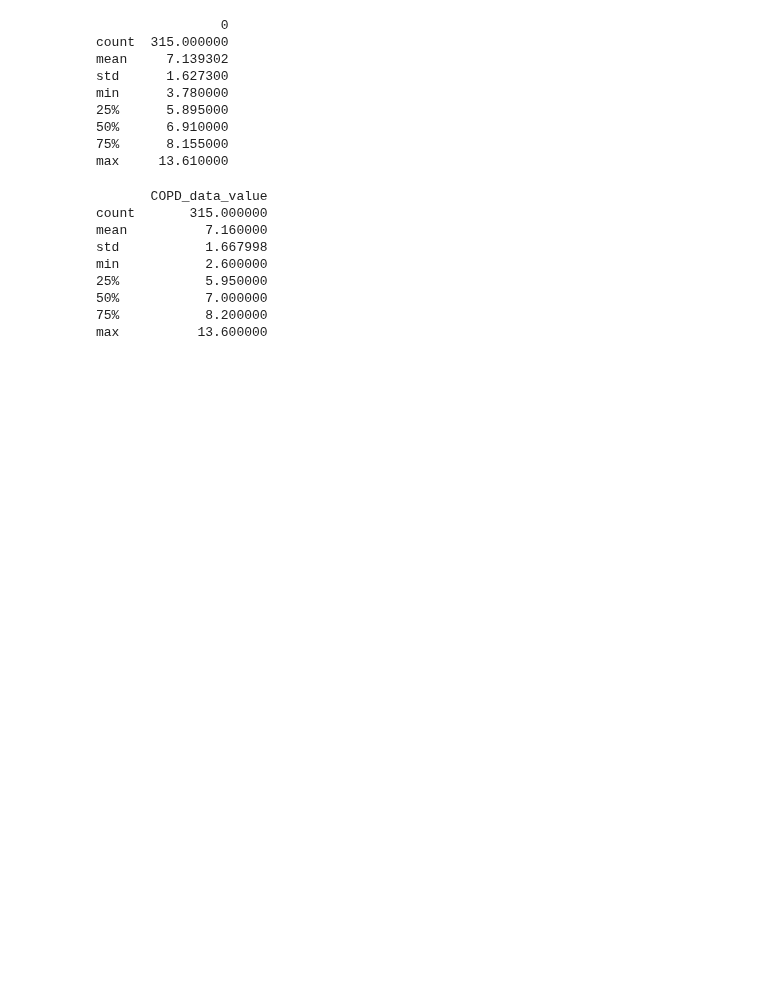
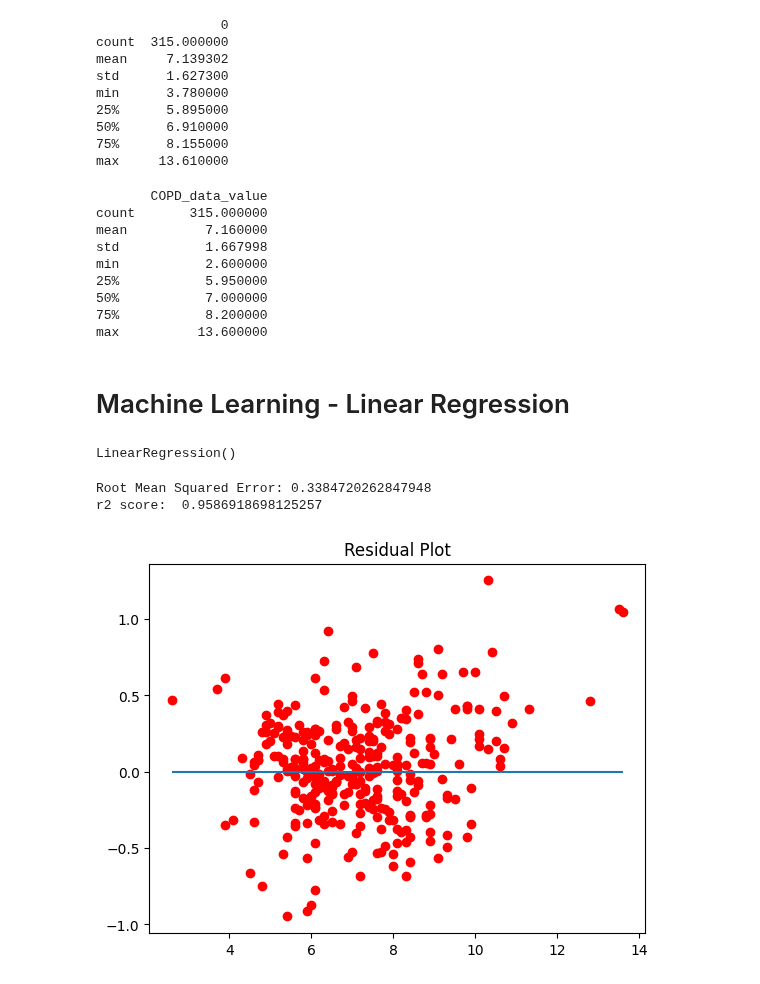
Before and after one commit to AvatarJoshi/copd_project, a Jupyter notebook: API_Connect.ipynb, the cells around one changed output. Saved outputs shown, nothing was run; the diff lists cells and outputs as text; code cells hidden in the pictures; blank space fills up the shorter version.

```diff
--- a/API_Connect.ipynb
+++ b/API_Connect.ipynb
@@ -509,3 +526,32 @@ min           2.600000
 50%           7.000000
 75%           8.200000
 max          13.600000
+# %% [markdown]
+# Machine Learning - Linear Regression
+# %%
+# Train a linear regression model using the training sets
+from sklearn.linear_model import LinearRegression
+regressor = LinearRegression()
+regressor.fit(X_train, y_train)
+# %% [output]
+LinearRegression()
+# %%
+# Predict the results
+y_pred = regressor.predict(X_test)
+# %%
+# Evaluate the model
+print('Root Mean Squared Error:', np.sqrt(metrics.mean_squared_error(y_test, y_pred)))
+
+# Evaluate the model
+print('r2 score: ', r2_score(y_test, y_pred))
+# %% [output]
+Root Mean Squared Error: 0.3384720262847948
+r2 score:  0.9586918698125257
+# %%
+# Plot residuals
+plt.scatter(y_test, y_test - y_pred, c="red", label="Testing Data")
+plt.hlines(y=0, xmin=y_test.min(), xmax=y_test.max())
+plt.title("Residual Plot")
+plt.show()
+# %% [output]
+[figure, added]
```
Also changed, not shown: parts of 5 cells of this notebook.
